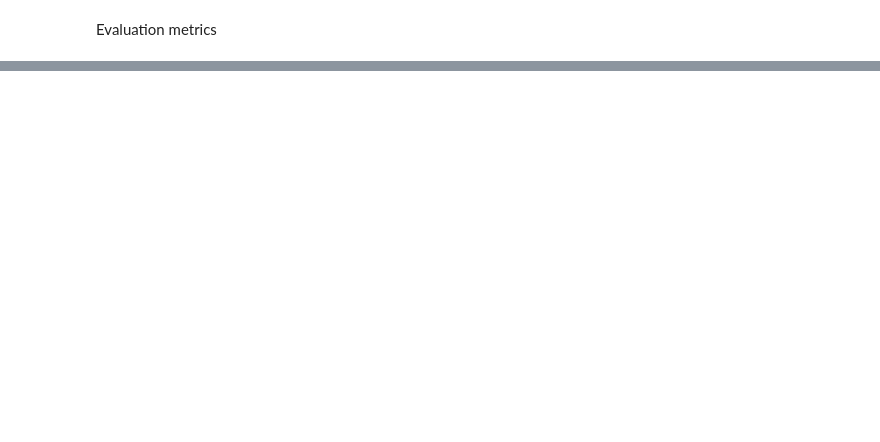
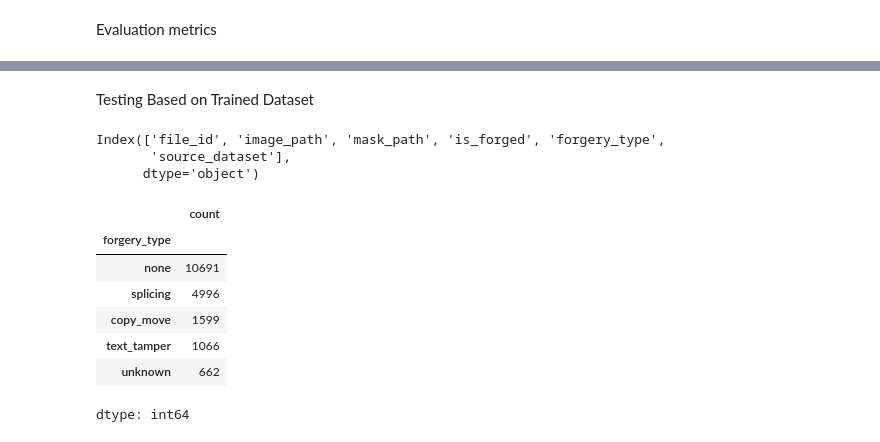
Before and after one commit to AshuuMishra/Forgery_Detection, a Jupyter notebook: Forgery_Detection.ipynb, the cells around one changed output, grey strips where cells are left out. Cells and saved outputs as stored; diff of their text form; code cells hidden in the pictures; blank space fills up the shorter version.

```diff
--- a/Forgery_Detection.ipynb
+++ b/Forgery_Detection.ipynb
@@ -1236,0 +1261,19 @@ Confidence : 54.69%
+# %% [markdown]
+Testing Based on Trained Dataset
+# %%
+df.columns
+# %% [output]
+Index(['file_id', 'image_path', 'mask_path', 'is_forged', 'forgery_type',
+       'source_dataset'],
+      dtype='object')
+# %%
+df['forgery_type'].value_counts()
+# %% [output]
+|  | count |
+| forgery_type |  |
+| none | 10691 |
+| splicing | 4996 |
+| copy_move | 1599 |
+| text_tamper | 1066 |
+| unknown | 662 |
+dtype: int64
```
Also changed, not shown: parts of 23 cells of this notebook.
